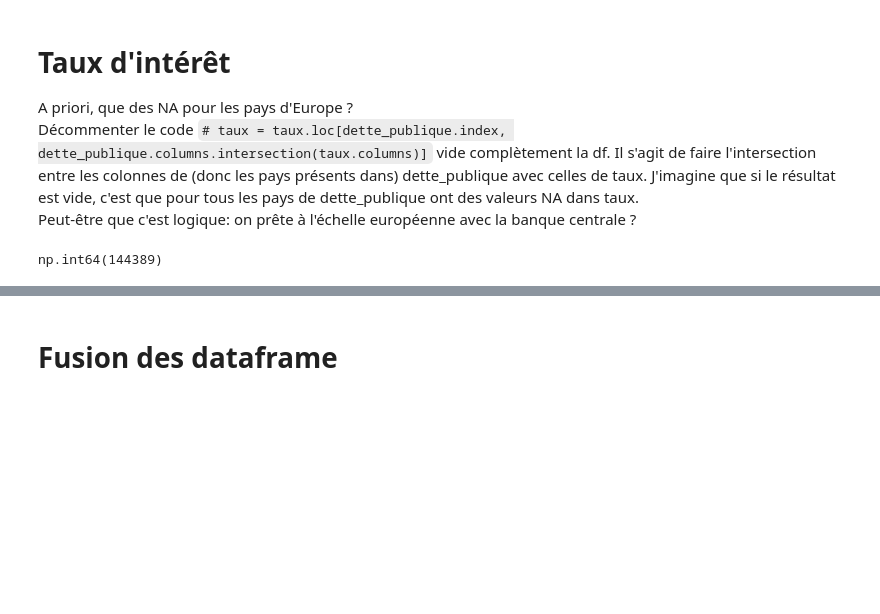
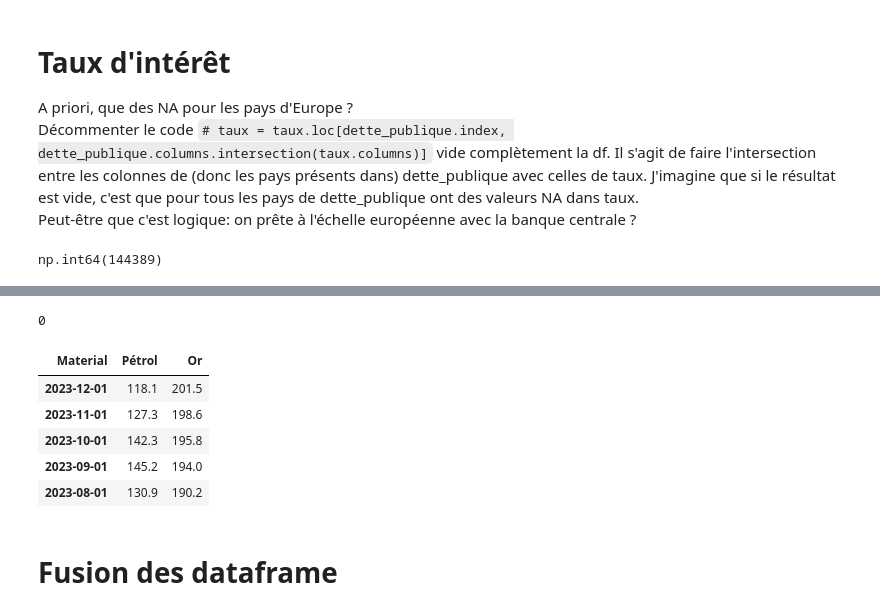
Before and after one commit to SebastienH422/ProjetOutInfo, a Jupyter notebook: main.ipynb, the cells around one changed output, grey strips where cells are left out. Drawn from its saved outputs; the diff is of its cells as text; code cells hidden in the pictures; blank space fills up the shorter version.

```diff
--- a/main.ipynb
+++ b/main.ipynb
@@ -348,3 +458,64 @@ np.int64(144389)
+# %%
+url_petrol = "https://bdm.insee.fr/series/sdmx/data/SERIES_BDM/010002091" # URL of the serie
+
+response = requests.get(url_petrol) # Retrieve XML data
+response.raise_for_status()   # Checks that the request is successful
+xml_content = response.content
+
+
+root = ET.fromstring(xml_content) # Parse XML content
+
+root = ET.fromstring(xml_content) # Load XML content
+
+# Initialiser une liste pour stocker les données
+data = []
+
+
+for series in root.findall(".//{*}Series"): # Browse each series
+
+    for obs in series.findall(".//{*}Obs"):  # Browse the observation in  each series
+
+       # Extract relevant attributes
+        time_period = obs.attrib.get("TIME_PERIOD")
+        obs_value = obs.attrib.get("OBS_VALUE")
+         # Add the data at the list
+        data.append({"TIME_PERIOD": time_period, "OBS_VALUE": obs_value})
+
+
+df_petrol = pd.DataFrame(data)  # Create a DataFrame from the extracted data
+
+# Convert columns to appropriate types
+df_petrol["TIME_PERIOD"] = pd.to_datetime(df_petrol["TIME_PERIOD"], format="%Y-%m")
+df_petrol["OBS_VALUE"] = pd.to_numeric(df_petrol["OBS_VALUE"])
+
+
+# Convert TIME_PERIOD to datetime for easier filtering
+df_petrol['TIME_PERIOD'] = pd.to_datetime(df_petrol['TIME_PERIOD'], format='%Y-%m')
+
+# Filter years between 2013 and 2023
+start_date = '2013-01-01'
+end_date = '2023-12-31'
+df_petrol = df_petrol[(df_petrol['TIME_PERIOD'] >= start_date) & (df_petrol['TIME_PERIOD'] <= end_date)]
+
+df_petrol.set_index('TIME_PERIOD', inplace=True) #indexes the years
+df_petrol.index.name = None
+df_petrol.columns.name = None
+df_petrol.rename(columns = {'OBS_VALUE': 'Pétrol'}, inplace = True)
+
+print(ipch.isna().sum().sum()) # Number of missing values (0)
+# show the 5 first rows
+df_petrol.head()
+material = pd.concat((df_petrol, df_or), axis = 1, join = 'inner')
+material.columns.name = 'Material'
+material.head()
+# %% [output]
+0
+| Material | Pétrol | Or |
+| 2023-12-01 | 118.1 | 201.5 |
+| 2023-11-01 | 127.3 | 198.6 |
+| 2023-10-01 | 142.3 | 195.8 |
+| 2023-09-01 | 145.2 | 194.0 |
+| 2023-08-01 | 130.9 | 190.2 |
 # %% [markdown]
 # Fusion des dataframe
 # %%
```
Also changed, not shown: parts of 15 cells of this notebook.
